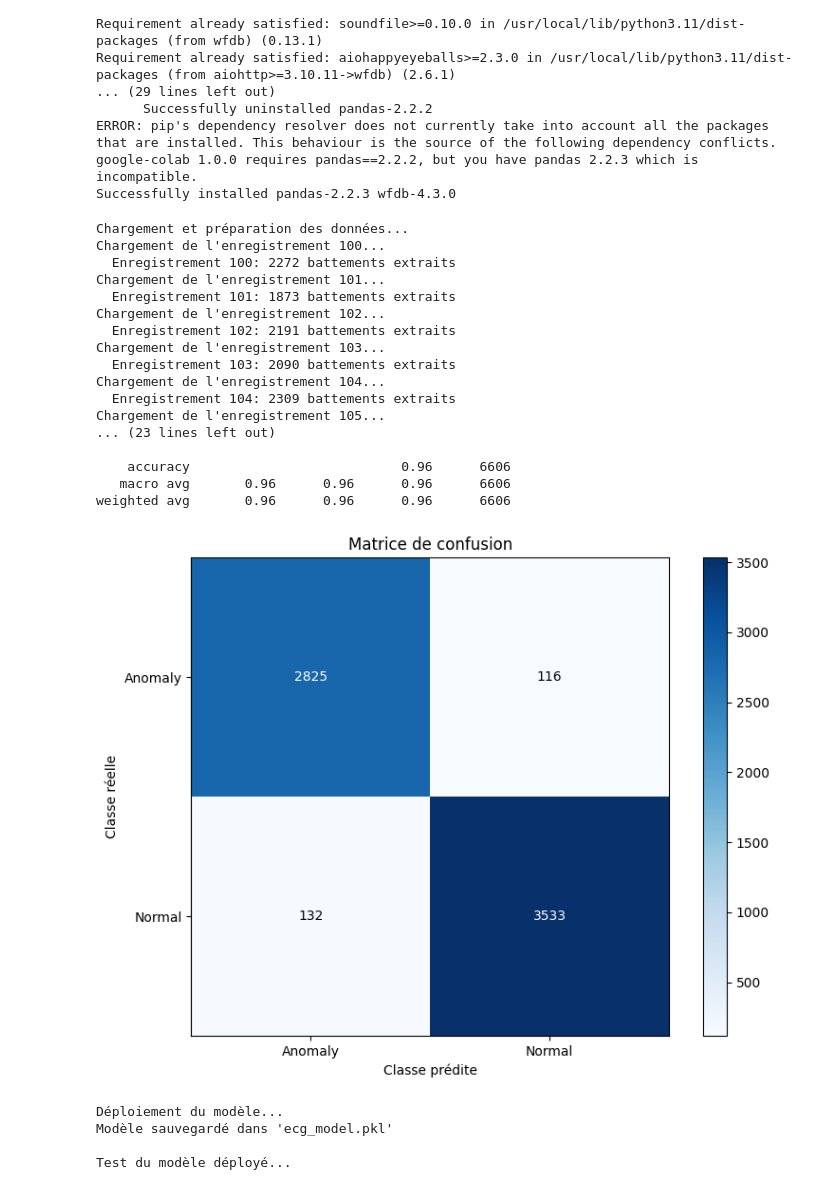
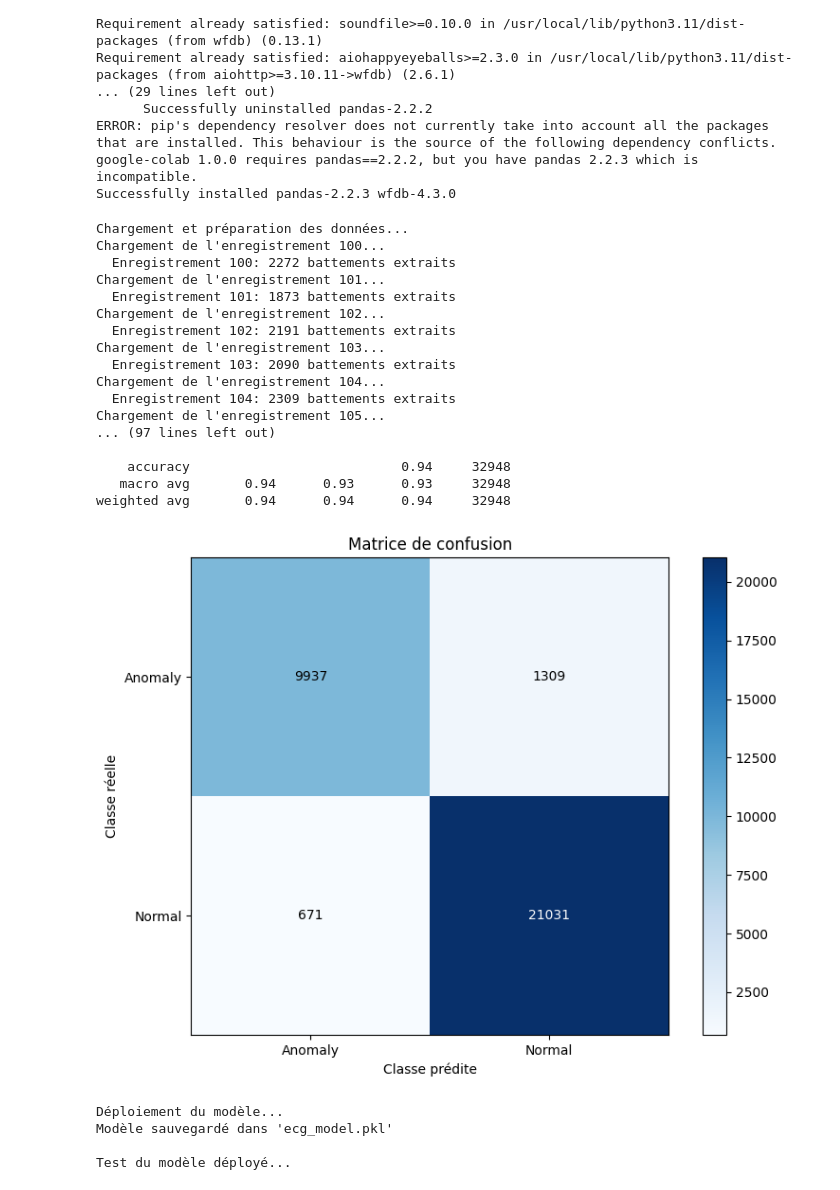
Before and after one commit to TSuKi-1394/IA-ECG, a Jupyter notebook: IA_ECG_Phase_2.ipynb, the cells around one changed output. Cells and saved outputs as stored; diff of their text form; code cells hidden in the pictures.

```diff
--- a/IA_ECG_Phase_2.ipynb
+++ b/IA_ECG_Phase_2.ipynb
@@ -59,7 +59,7 @@ def segment_beats(signal_data, annotations, window_size=150):
     return np.array(beats), np.array(labels)
 
 # Charger plusieurs enregistrements ECG
-record_ids = ['100', '101', '102', '103', '104', '105', '106', '107', '108', '109']
+record_ids = ['100', '101', '102', '103', '104', '105', '106', '107', '108', '109', '111', '112', '113', '114', '115', '116', '117', '118', '119', '121', '122', '123', '124', '200', '201', '202', '203', '205', '207', '208', '209', '210', '212', '213', '214', '215', '217', '219', '220', '221', '222', '223', '228', '230', '231', '232', '233']
 all_beats = []
 all_labels = []
 
@@ -367,42 +367,42 @@ with open('ecg_model.pkl', 'rb') as f:
 detector = ECGAnomalyDetector(model_data)
 
 # Tester sur un autre enregistrement
-test_record_id = '111'  # Utiliser un enregistrement différent pour le test
+test_record_id = '234'  # Utiliser un enregistrement différent pour le test
 try:
     test_record = wfdb.rdrecord(test_record_id, pn_dir='mitdb')
     test_annotation = wfdb.rdann(test_record_id, 'atr', pn_dir='mitdb')
 
     # Détecter les anomalies
     test_signal = test_record.p_signal[:, 0]
     results = detector.detect_anomalies(test_signal, test_annotation)
 
     # Visualiser les résultats
     detector.visualize_results(test_signal, results, test_annotation, fs=test_record.fs)
 
 except Exception as e:
     print(f"Erreur lors du test: {e}")
     print("Assurez-vous que les fichiers de données sont disponibles dans le dossier 'mitdb'")
 
 print("\nPhase 2 terminée!")
 # %% [output]
 Chargement et préparation des données...
 Chargement de l'enregistrement 100...
   Enregistrement 100: 2272 battements extraits
 Chargement de l'enregistrement 101...
   Enregistrement 101: 1873 battements extraits
 Chargement de l'enregistrement 102...
   Enregistrement 102: 2191 battements extraits
 Chargement de l'enregistrement 103...
   Enregistrement 103: 2090 battements extraits
 Chargement de l'enregistrement 104...
   Enregistrement 104: 2309 battements extraits
 Chargement de l'enregistrement 105...
-... (23 lines left out)
+... (97 lines left out)
 
-    accuracy                           0.96      6606
-   macro avg       0.96      0.96      0.96      6606
-weighted avg       0.96      0.96      0.96      6606
+    accuracy                           0.94     32948
+   macro avg       0.94      0.93      0.93     32948
+weighted avg       0.94      0.94      0.94     32948
-[figure, old version]
+[figure, new version]
 Déploiement du modèle...
 Modèle sauvegardé dans 'ecg_model.pkl'
 
```
Also changed, not shown: parts of 1 cell of this notebook.
